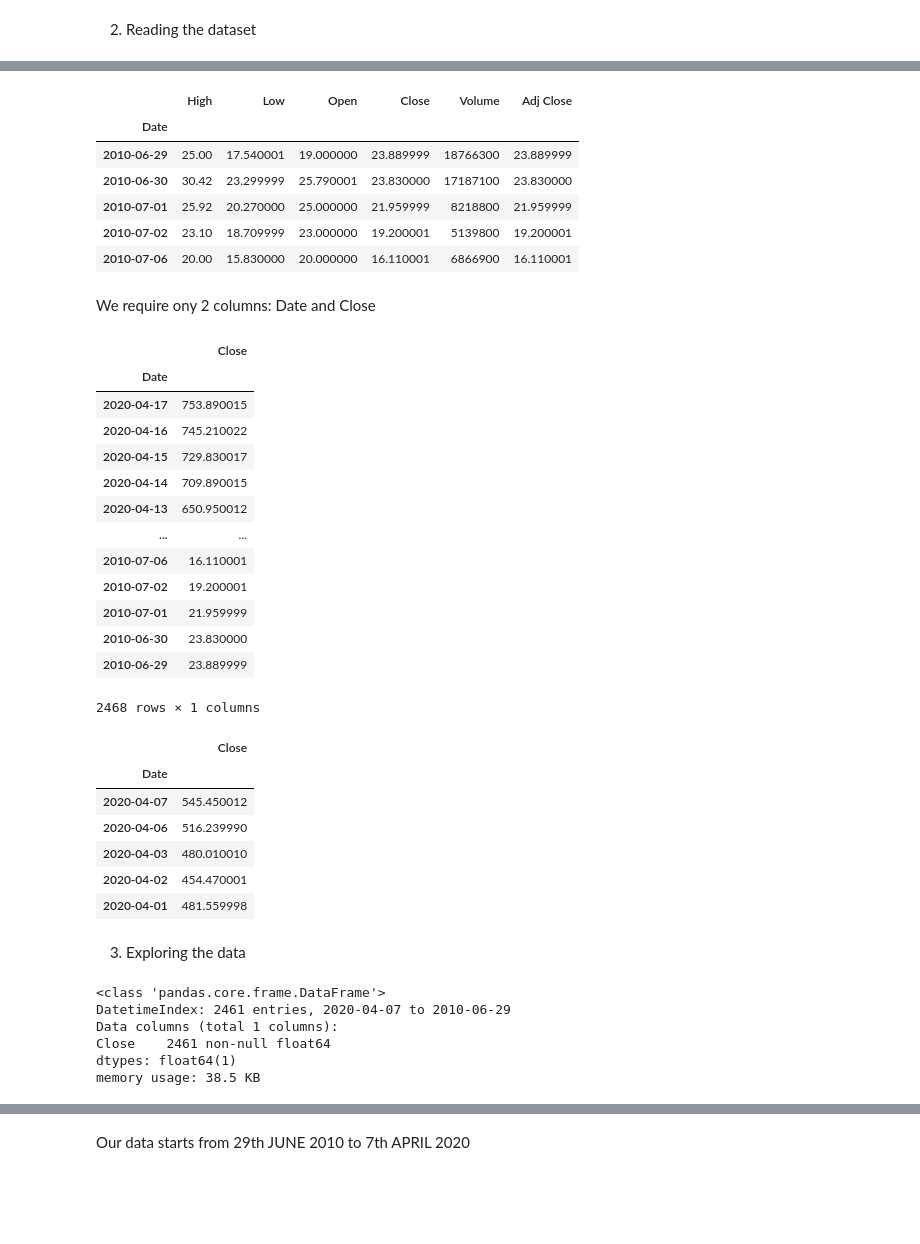
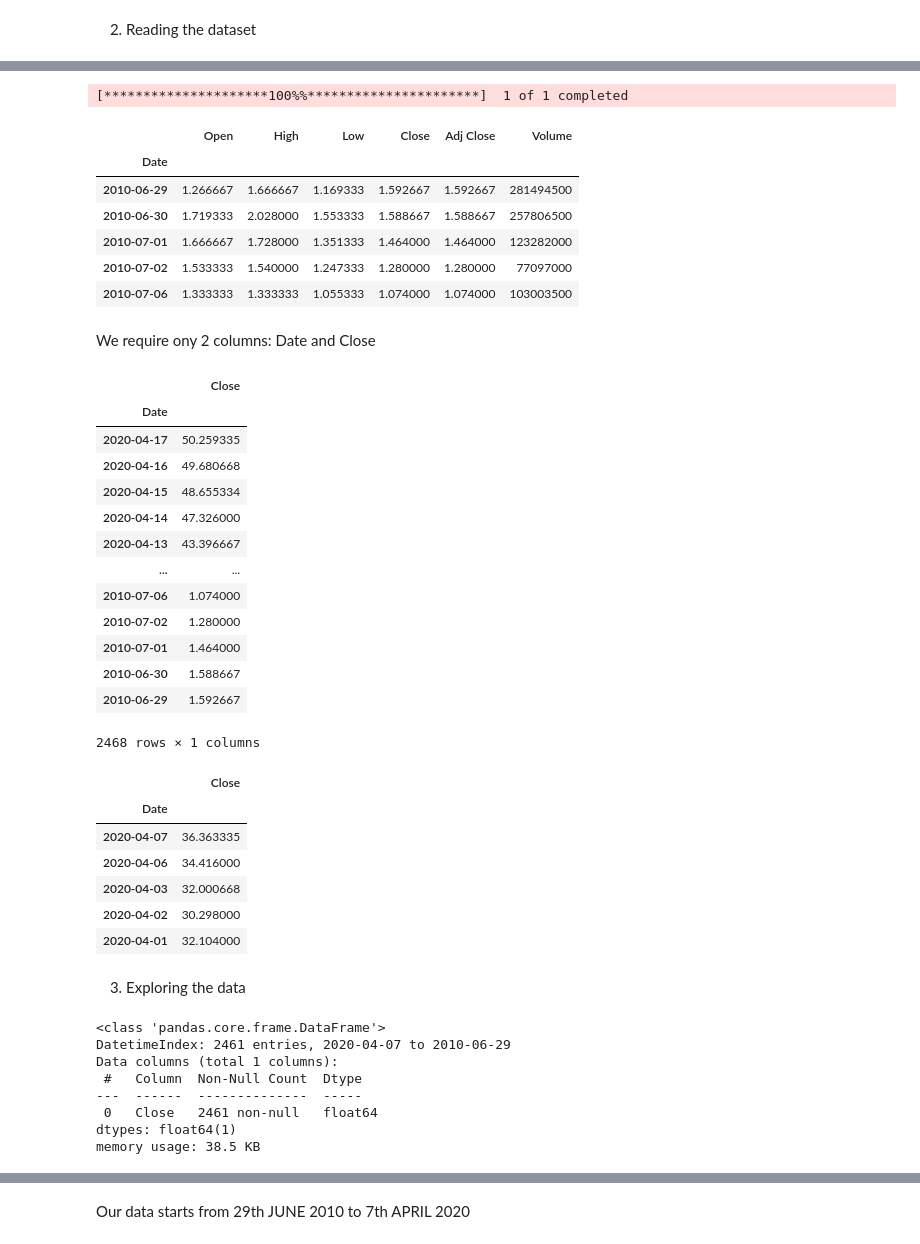
Before and after one commit to kiranexcell/Tesla-stock-price-prediction, a Jupyter notebook: Tesla_upx.ipynb, the cells around one changed output, grey strips where cells are left out. Drawn from its saved outputs; the diff is of its cells as text; code cells hidden in the pictures; blank space fills up the shorter version.

```diff
--- a/Tesla_upx.ipynb
+++ b/Tesla_upx.ipynb
@@ -26,15 +64,16 @@ import seaborn as sns
 # %%
 # get_data_yahoo(inst_ticker, start_date, end_date)
-df = pdr.get_data_yahoo('TSLA', '29-June-10','18-April-20',)
+df = pdr.get_data_yahoo('TSLA',start='2010-06-29', end='2020-04-18')
 df.head()
 # %% [output]
+[*********************100%%**********************]  1 of 1 completed
-|  | High | Low | Open | Close | Volume | Adj Close |
+|  | Open | High | Low | Close | Adj Close | Volume |
 | Date |  |  |  |  |  |  |
-| 2010-06-29 | 25.00 | 17.540001 | 19.000000 | 23.889999 | 18766300 | 23.889999 |
-| 2010-06-30 | 30.42 | 23.299999 | 25.790001 | 23.830000 | 17187100 | 23.830000 |
-| 2010-07-01 | 25.92 | 20.270000 | 25.000000 | 21.959999 | 8218800 | 21.959999 |
-| 2010-07-02 | 23.10 | 18.709999 | 23.000000 | 19.200001 | 5139800 | 19.200001 |
-| 2010-07-06 | 20.00 | 15.830000 | 20.000000 | 16.110001 | 6866900 | 16.110001 |
+| 2010-06-29 | 1.266667 | 1.666667 | 1.169333 | 1.592667 | 1.592667 | 281494500 |
+| 2010-06-30 | 1.719333 | 2.028000 | 1.553333 | 1.588667 | 1.588667 | 257806500 |
+| 2010-07-01 | 1.666667 | 1.728000 | 1.351333 | 1.464000 | 1.464000 | 123282000 |
+| 2010-07-02 | 1.533333 | 1.540000 | 1.247333 | 1.280000 | 1.280000 | 77097000 |
+| 2010-07-06 | 1.333333 | 1.333333 | 1.055333 | 1.074000 | 1.074000 | 103003500 |
 # %% [markdown]
 We require ony 2 columns: Date and Close
 # %%
@@ -45,17 +84,17 @@ df3
 # %% [output]
 |  | Close |
 | Date |  |
-| 2020-04-17 | 753.890015 |
-| 2020-04-16 | 745.210022 |
-| 2020-04-15 | 729.830017 |
-| 2020-04-14 | 709.890015 |
-| 2020-04-13 | 650.950012 |
+| 2020-04-17 | 50.259335 |
+| 2020-04-16 | 49.680668 |
+| 2020-04-15 | 48.655334 |
+| 2020-04-14 | 47.326000 |
+| 2020-04-13 | 43.396667 |
 | ... | ... |
-| 2010-07-06 | 16.110001 |
-| 2010-07-02 | 19.200001 |
-| 2010-07-01 | 21.959999 |
-| 2010-06-30 | 23.830000 |
-| 2010-06-29 | 23.889999 |
+| 2010-07-06 | 1.074000 |
+| 2010-07-02 | 1.280000 |
+| 2010-07-01 | 1.464000 |
+| 2010-06-30 | 1.588667 |
+| 2010-06-29 | 1.592667 |
 2468 rows × 1 columns
 # %%
 stocks_df = df3[7:]
@@ -64,11 +103,11 @@ stocks_df.head()
 # %% [output]
 |  | Close |
 | Date |  |
-| 2020-04-07 | 545.450012 |
-| 2020-04-06 | 516.239990 |
-| 2020-04-03 | 480.010010 |
-| 2020-04-02 | 454.470001 |
-| 2020-04-01 | 481.559998 |
+| 2020-04-07 | 36.363335 |
+| 2020-04-06 | 34.416000 |
+| 2020-04-03 | 32.000668 |
+| 2020-04-02 | 30.298000 |
+| 2020-04-01 | 32.104000 |
 # %% [markdown]
 3. Exploring the data
 # %%
@@ -77,7 +116,9 @@ stocks_df.info()
 <class 'pandas.core.frame.DataFrame'>
 DatetimeIndex: 2461 entries, 2020-04-07 to 2010-06-29
 Data columns (total 1 columns):
-Close    2461 non-null float64
+ #   Column  Non-Null Count  Dtype
+---  ------  --------------  -----
+ 0   Close   2461 non-null   float64
 dtypes: float64(1)
 memory usage: 38.5 KB
 # %%
```
Also changed, not shown: parts of 21 cells of this notebook.
